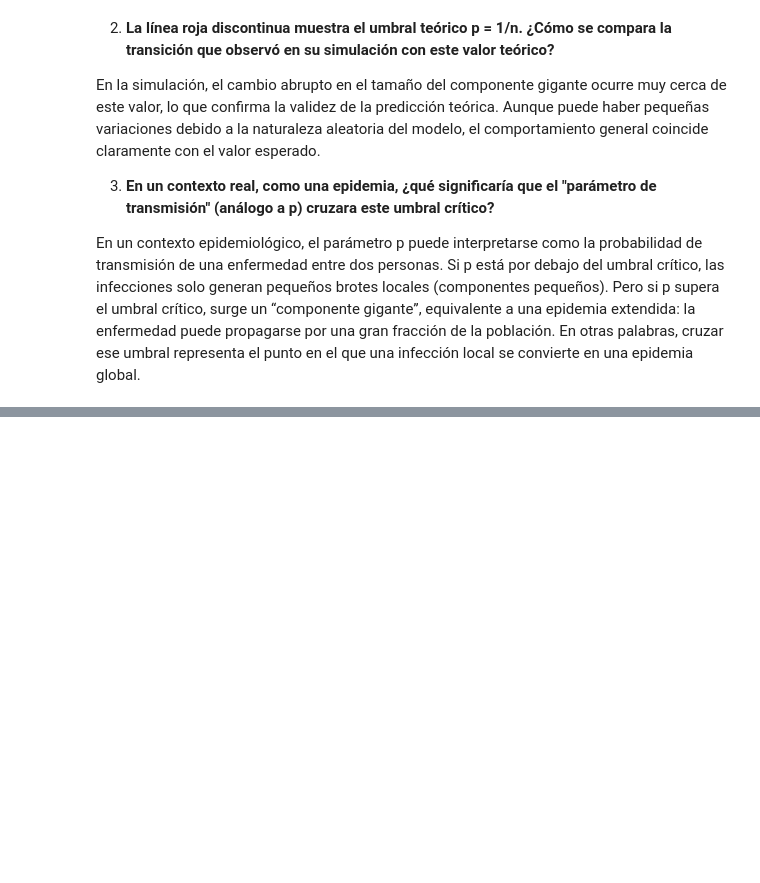
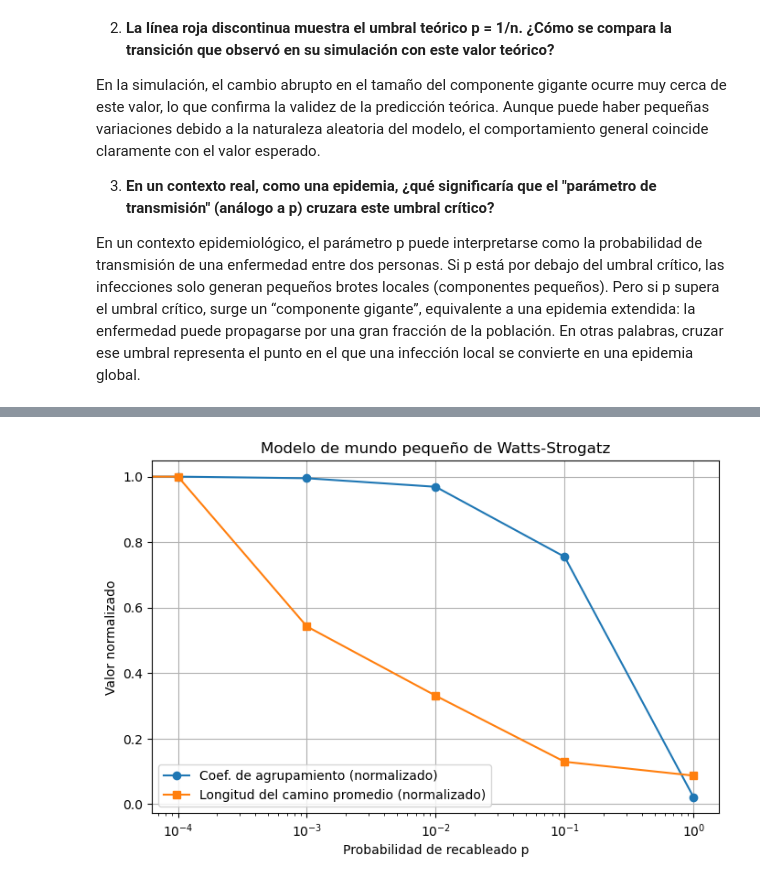
Before and after one commit to angelargd8/lab5-modsim, a Jupyter notebook: main.ipynb, the cells around one changed output, grey strips where cells are left out. Drawn from its saved outputs; the diff is of its cells as text; code cells hidden in the pictures; blank space fills up the shorter version.

```diff
--- a/main.ipynb
+++ b/main.ipynb
@@ -226,0 +233,43 @@ En un contexto epidemiológico, el parámetro p puede interpretarse como la prob
+# %%
+import networkx as nx
+import matplotlib.pyplot as plt
+
+n = 500       # número de nodos
+k = 6         # número de vecinos locales
+p_values = [0, 0.0001, 0.001, 0.01, 0.1, 1]  # probabilidades de recableado
+
+clustering = []
+path_length = []
+
+# Bucle para cada valor de p
+for p in p_values:
+    G = nx.watts_strogatz_graph(n, k, p)
+
+    # Calcular coeficiente de agrupamiento
+    c = nx.average_clustering(G)
+    clustering.append(c)
+
+    # Calcular longitud promedio del camino más corto
+    if nx.is_connected(G):
+        L = nx.average_shortest_path_length(G)
+    else:
+        largest_cc = max(nx.connected_components(G), key=len)
+        Gcc = G.subgraph(largest_cc)
+        L = nx.average_shortest_path_length(Gcc)
+    path_length.append(L)
+
+clustering_norm = [c / clustering[0] for c in clustering]
+path_length_norm = [L / path_length[0] for L in path_length]
+
+plt.figure(figsize=(8, 5))
+plt.plot(p_values, clustering_norm, 'o-', label='Coef. de agrupamiento (normalizado)')
+plt.plot(p_values, path_length_norm, 's-', label='Longitud del camino promedio (normalizado)')
+plt.xscale('log')
+plt.xlabel('Probabilidad de recableado p')
+plt.ylabel('Valor normalizado')
+plt.title('Modelo de mundo pequeño de Watts-Strogatz')
+plt.legend()
+plt.grid(True)
+plt.show()
+# %% [output]
+[figure, added]
```
Also changed, not shown: parts of 2 cells of this notebook.
